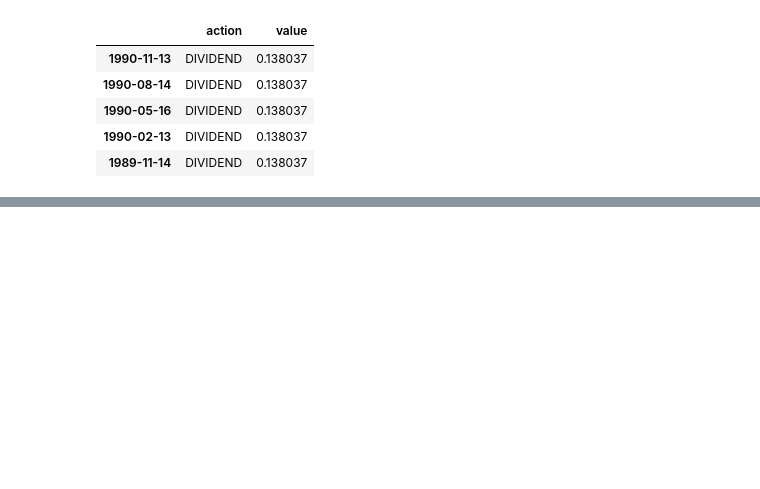
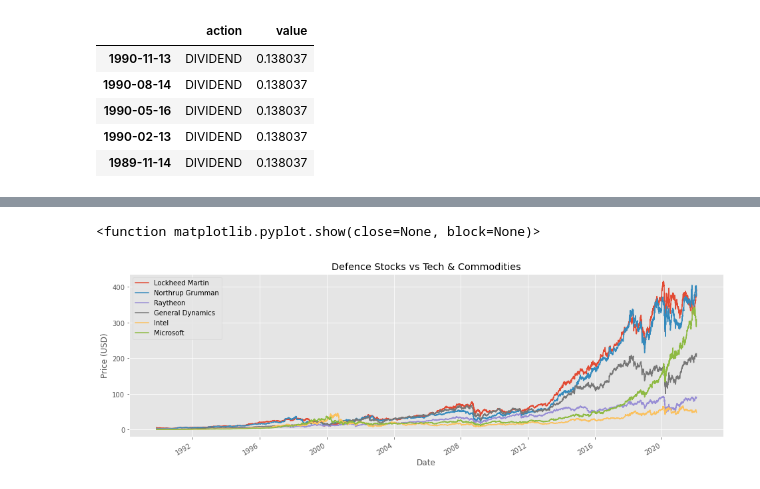
Before and after one commit to zchap40/Project1, a Jupyter notebook: Sadek_DefenseStocks_Project1.ipynb, the cells around one changed output, grey strips where cells are left out. Cells and saved outputs as stored; diff of their text form; code cells hidden in the pictures; blank space fills up the shorter version.

```diff
--- a/Sadek_DefenseStocks_Project1.ipynb
+++ b/Sadek_DefenseStocks_Project1.ipynb
@@ -134,0 +230,14 @@ LMT_D.head()
+# %%
+LMT['Adj Close'].plot(label='Lockheed Martin', figsize=(16,5))
+NOC['Adj Close'].plot(label='Northrup Grumman')
+RTX['Adj Close'].plot(label='Raytheon')
+GD['Adj Close'].plot(label='General Dynamics')
+INTC['Adj Close'].plot(label='Intel')
+MSFT['Adj Close'].plot(label='Microsoft')
+plt.legend()
+plt.title('Defence Stocks vs Tech & Commodities')
+plt.ylabel('Price (USD)')
+plt.show
+# %% [output]
+<function matplotlib.pyplot.show(close=None, block=None)>
+[figure, added]
```
Also changed, not shown: parts of 10 cells of this notebook.
